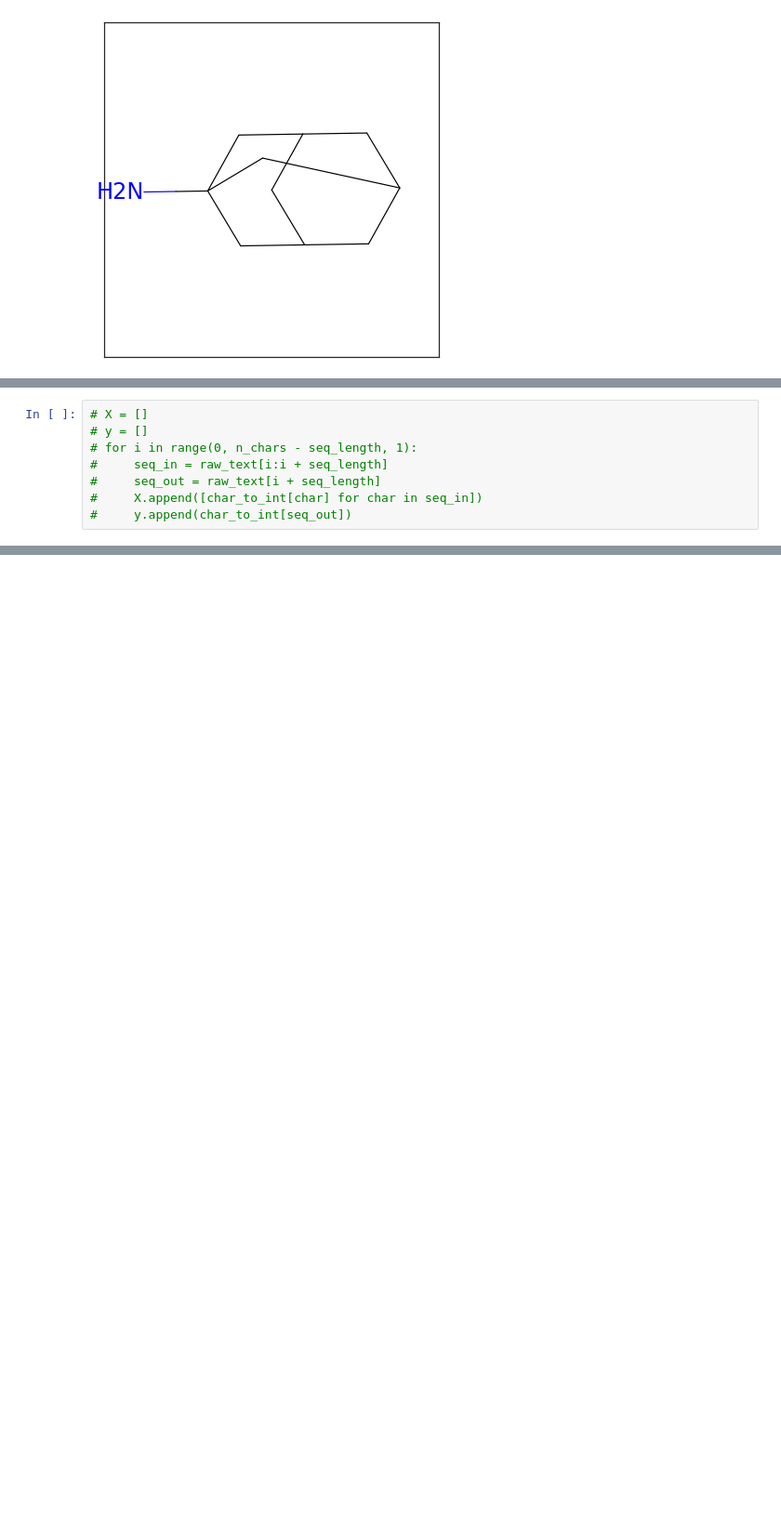
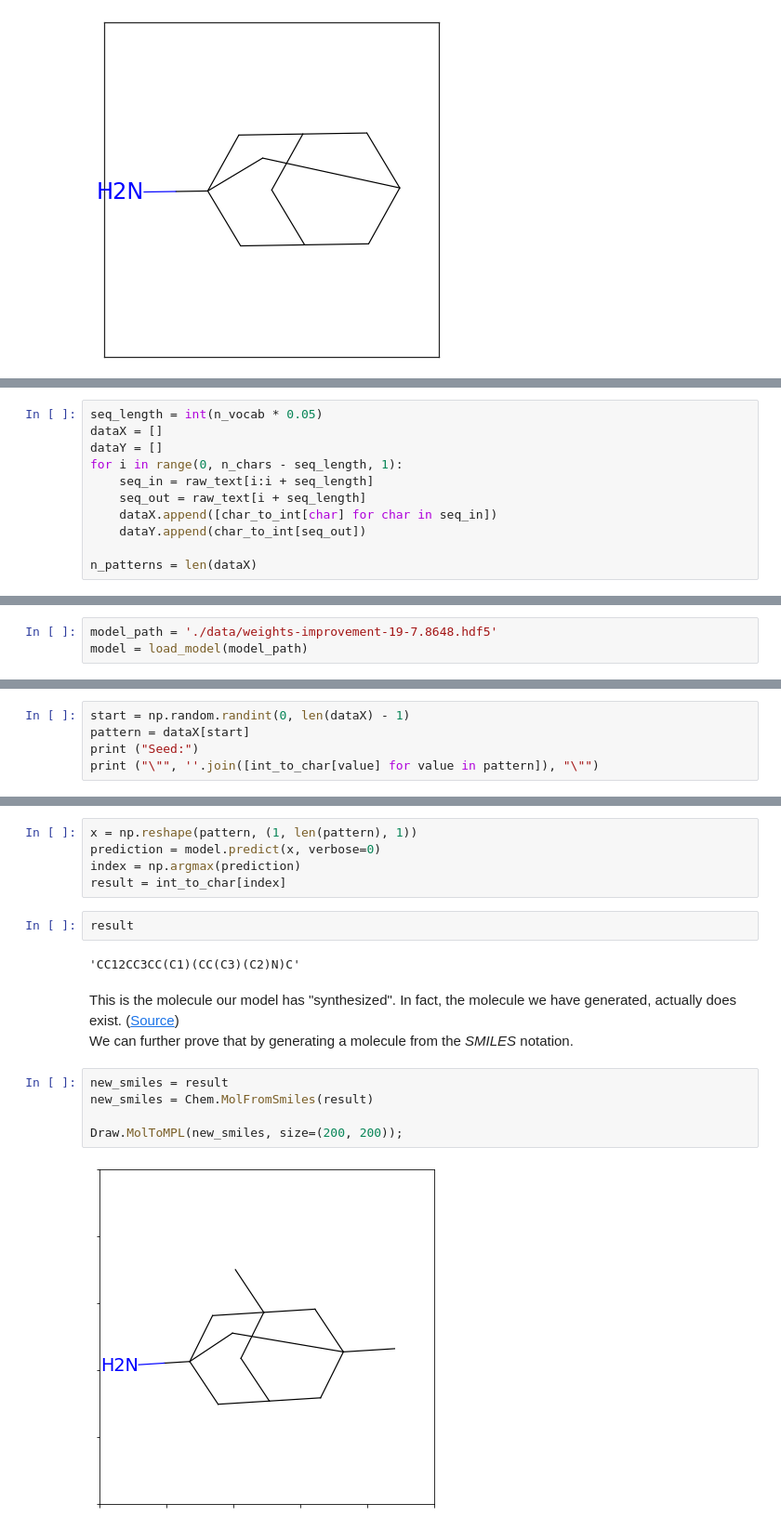
Before and after one commit to michaelbahchevanov/bioinformatics-project, a Jupyter notebook: Machine_Learning_Modelling.ipynb, the cells around one changed output, grey strips where cells are left out. Shown at 93% size. Drawn from its saved outputs; the diff is of its cells as text; blank space fills up the shorter version.

Commit message:
:rocket: finalized project - added extra lstm molecule generation :rocket: :moon:

```diff
--- a/Machine_Learning_Modelling.ipynb
+++ b/Machine_Learning_Modelling.ipynb
@@ -352,8 +383,11 @@ n_chars = len(raw)
 # %%
-# X = []
-# y = []
-# for i in range(0, n_chars - seq_length, 1):
-#     seq_in = raw_text[i:i + seq_length]
-#     seq_out = raw_text[i + seq_length]
-#     X.append([char_to_int[char] for char in seq_in])
-#     y.append(char_to_int[seq_out])
+seq_length = int(n_vocab * 0.05)
+dataX = []
+dataY = []
+for i in range(0, n_chars - seq_length, 1):
+    seq_in = raw_text[i:i + seq_length]
+    seq_out = raw_text[i + seq_length]
+    dataX.append([char_to_int[char] for char in seq_in])
+    dataY.append(char_to_int[seq_out])
+
+n_patterns = len(dataX)
@@ -359,0 +474,3 @@ n_chars = len(raw)
+# %%
+model_path = './data/weights-improvement-19-7.8648.hdf5'
+model = load_model(model_path)
@@ -359,0 +487,5 @@ n_chars = len(raw)
+# %%
+start = np.random.randint(0, len(dataX) - 1)
+pattern = dataX[start]
+print ("Seed:")
+print ("\"", ''.join([int_to_char[value] for value in pattern]), "\"")
@@ -359,0 +497,19 @@ n_chars = len(raw)
+# %%
+x = np.reshape(pattern, (1, len(pattern), 1))
+prediction = model.predict(x, verbose=0)
+index = np.argmax(prediction)
+result = int_to_char[index]
+# %%
+result
+# %% [output]
+'CC12CC3CC(C1)(CC(C3)(C2)N)C'
+# %% [markdown]
+This is the molecule our model has "synthesized". In fact, the molecule we have generated, actually does exist. (<a href="https://www.ebi.ac.uk/pdbe-srv/pdbechem/chemicalCompound/show/377">Source</a>)
+We can further prove that by generating a molecule from the *SMILES* notation.
+# %%
+new_smiles = result
+new_smiles = Chem.MolFromSmiles(result)
+
+Draw.MolToMPL(new_smiles, size=(200, 200));
+# %% [output]
+[figure, added]
```
Also changed, not shown: parts of 32 cells of this notebook, 7 other files.
